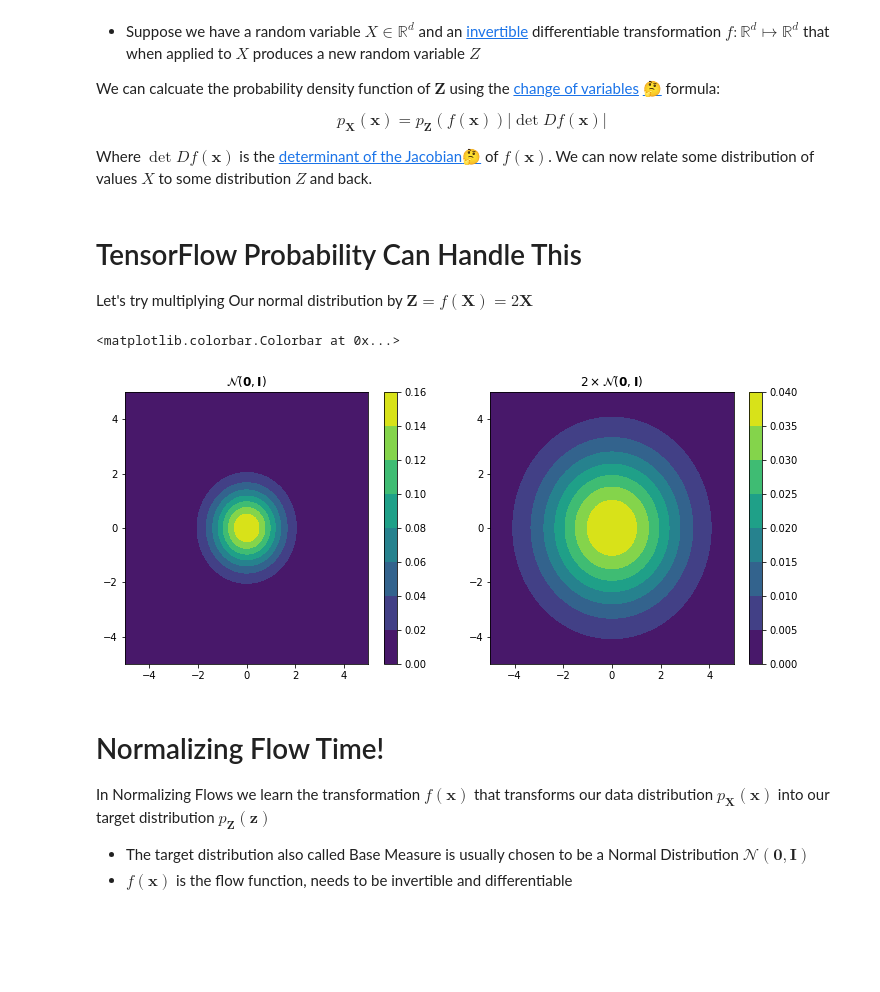
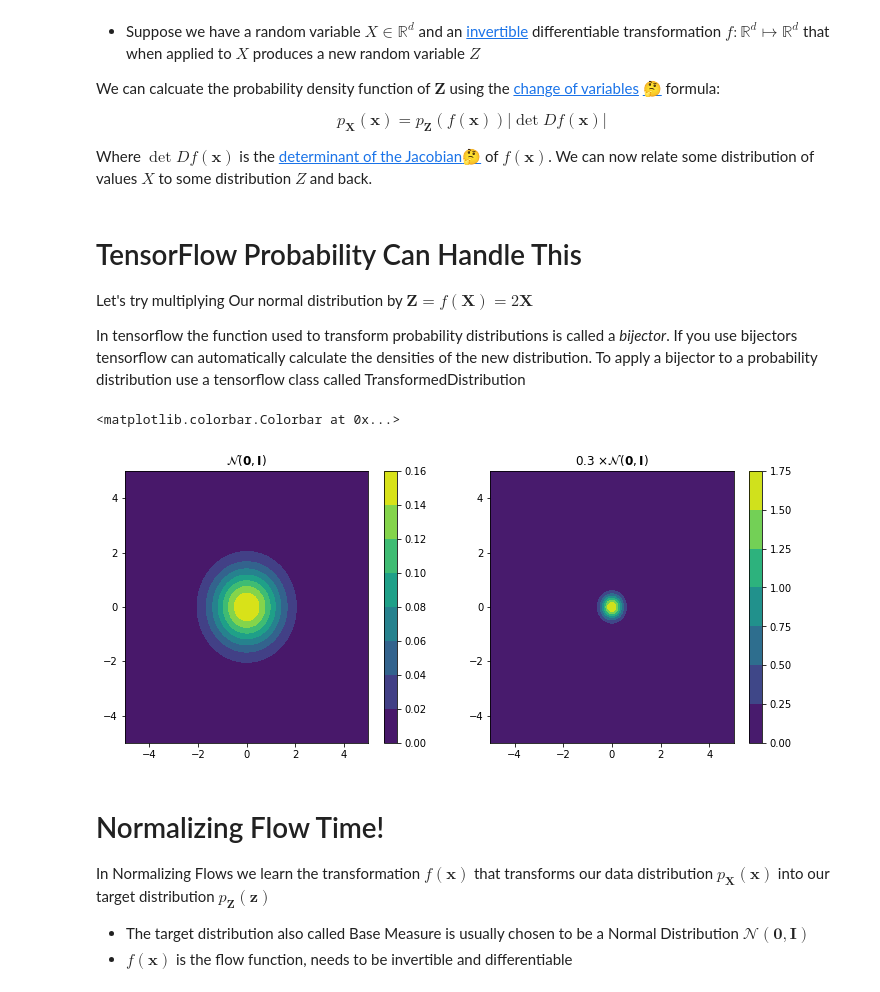
Before and after one commit to ryanhausen/normalizing_flows_example, a Jupyter notebook: NormalingFlows.ipynb, the cells around one changed output. Cells and saved outputs as stored; diff of their text form; code cells hidden in the pictures; blank space fills up the shorter version.

```diff
--- a/NormalingFlows.ipynb
+++ b/NormalingFlows.ipynb
@@ -146,32 +143,38 @@ Where $\det Df(\mathbf{x})$ is the [determinant of the Jacobian](https://en.wiki
 # TensorFlow Probability Can Handle This
 
 Let's try multiplying Our normal distribution by $\mathbf{Z} = f(\mathbf{X}) = 2\mathbf{X}$
+
+In tensorflow the function used to transform probability distributions is called a *bijector*.
+If you use bijectors tensorflow can automatically calculate the densities of the new
+distribution. To apply a bijector to a probability distribution use a tensorflow class called
+TransformedDistribution
 # %%
 normal_2d = tfd.MultivariateNormalDiag(loc=[0,0], scale_diag=[1,1])
+scale = 0.3
 t_normal_2d = tfd.TransformedDistribution(
     distribution = normal_2d,
-    bijector = tfb.Scale(scale=2.) #  tfp = tensorflow_probability.bijectors
+    bijector = tfb.Scale(scale=scale) # f(x) is also called a bijector tfb = tensorflow_probability.bijectors
 )
 
 # setup a grid of 2d values to get the relative likelihood values for
 xs, ys = np.meshgrid(np.linspace(-5, 5, num=100), np.linspace(-5, 5, num=100))
 vals = np.array([[y, x] for y, x in zip(ys.flatten(), xs.flatten())], dtype=np.float32)
 
 # get the 2d contours, like the 1d curved lines previously
 zs = normal_2d.prob(vals).numpy().reshape([100, 100])
 t_zs = t_normal_2d.prob(vals).numpy().reshape([100, 100])
 
 # plot!
 f, axes = plt.subplots(figsize=(12,5), ncols=2)
 cs = axes[0].contourf(xs, ys, zs)
 axes[0].set_title("$\mathcal{N}(\mathbf{0}, \mathbf{I})$")
 plt.colorbar(cs, ax=axes[0])
 cs = axes[1].contourf(xs, ys, t_zs)
-axes[1].set_title(r"$2 \times \mathcal{N}(\mathbf{0}, \mathbf{I})$")
+axes[1].set_title(str(scale) + r" $\times \mathcal{N}(\mathbf{0}, \mathbf{I})$")
 plt.colorbar(cs, ax=axes[1])
 # %% [output]
 <matplotlib.colorbar.Colorbar at 0x...>
-[figure, old version]
+[figure, new version]
 # %% [markdown]
 # Normalizing Flow Time!
 
```
Also changed, not shown: parts of 11 cells of this notebook, 1 other file.
